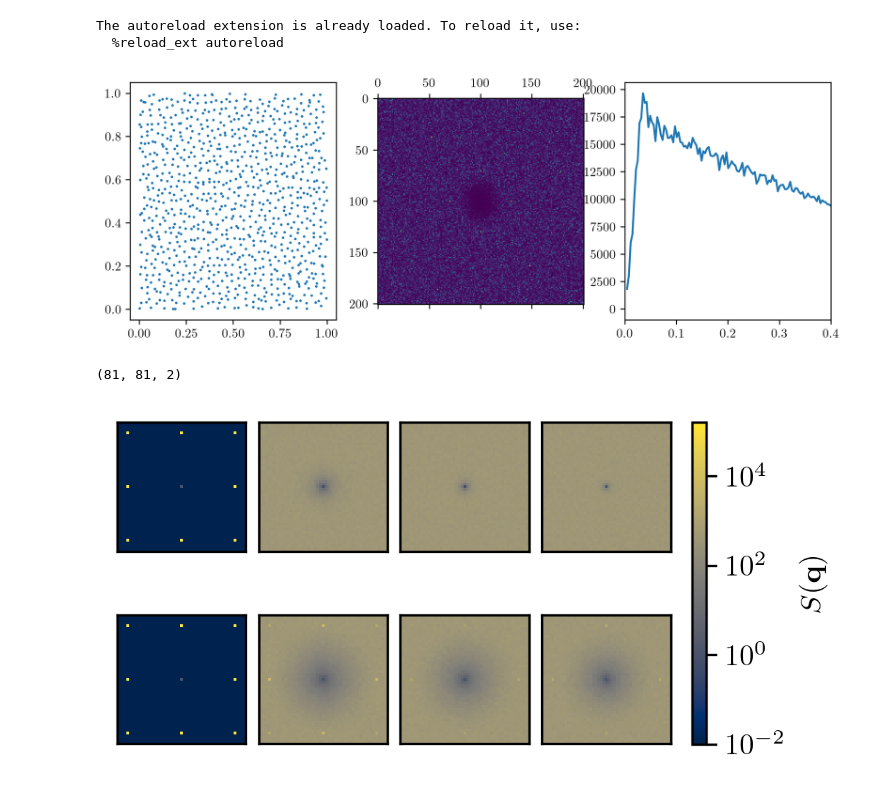
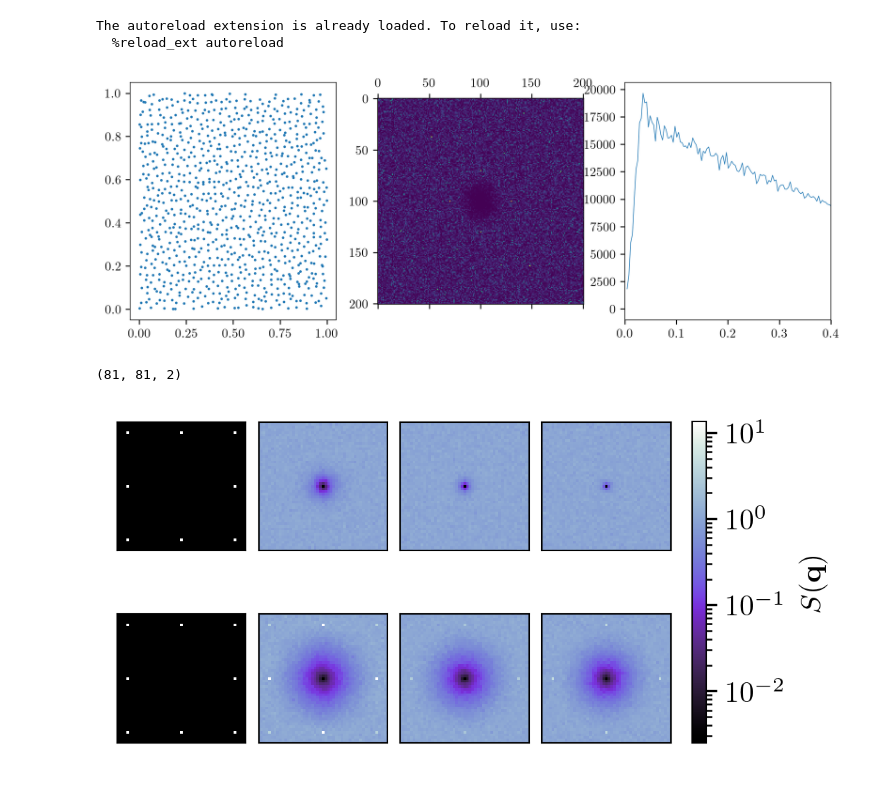
Before and after one commit to lauragoms/TAI-localizer, a Jupyter notebook: structure_factors.ipynb, the cells around one changed output. Drawn from its saved outputs; the diff is of its cells as text; code cells hidden in the pictures.

```diff
--- a/structure_factors.ipynb
+++ b/structure_factors.ipynb
@@ -23,8 +23,8 @@ matplotlib.rcParams.update(
         "font.family": "serif",
         "font.serif": ["Computer Modern"],
         # reduce border width of plots
-        "axes.linewidth": 1.5,
-        "lines.linewidth": 1.5,
+        "axes.linewidth": 0.5,
+        "lines.linewidth": 0.5,
     }
 )
 
@@ -95,7 +100,7 @@ def structure_factor(points, L):
     # remove 0,0 component
     f_q[L, L] = 1
 
-    struct = (f_q * f_q.conj()).real
+    struct = (f_q * f_q.conj()).real/len(points)
     return struct
 
 
@@ -113,7 +118,7 @@ ax[2].plot(x[:-1], c / x[:-1])
 ax[2].set_xlim(0, 0.4)
 plt.show()
 # %% [output]
-[figure, old version]
+[figure, new version]
 # %%
 L = 40
 
@@ -128,6 +133,8 @@ struct_no_kappa = np.mean(struct_no_kappa, axis=1)
 # %%
 k = np.arange(-L, L + 1)
 k_grid = np.array(np.meshgrid(*[k] * 2)).T
+
+cmap = cmasher.amethyst
 
 print(k_grid.shape)
 
@@ -139,38 +146,40 @@ fig, axes = plt.subplots(
 )
 
 # define global norm for all the plots
-vmin = min(struct_kappa.min(), struct_no_kappa.min())
-vmin = max(vmin, 1e-2)
-vmax = max(struct_kappa.max(), struct_no_kappa.max())
+vmin = min(struct_kappa[1:].min(), struct_no_kappa[1:].min())
+# vmin = max(vmin, 1e-1)
+vmax = max(struct_kappa[1:].max(), struct_no_kappa[1:].max())
+# vmax = max(vmin, 1)
 norm = matplotlib.colors.LogNorm(vmin=vmin, vmax=vmax)
+# norm = matplotlib.colors.Normalize(vmin=vmin, vmax=vmax)
 
 for j, a in enumerate(axes[0]):
     # a.imshow(struct_no_kappa[j], origin="lower")
     # log colormap
-    a.pcolormesh(*k_grid.T, struct_no_kappa[j], norm=norm, cmap="cividis")
+    a.pcolormesh(*k_grid.T, struct_no_kappa[j], norm=norm, cmap=cmap)
 
 for j, a in enumerate(axes[1]):
     # a.imshow(struct_kappa[j], origin="lower")
     # log colormap
-    a.pcolormesh(*k_grid.T, struct_kappa[j], norm=norm, cmap="cividis")
+    a.pcolormesh(*k_grid.T, struct_kappa[j], norm=norm, cmap=cmap)
 
 r = 0.6
 for a in axes.flatten():
     a.set_xticks([])
     a.set_yticks([])
     a.set_aspect("equal")
     a.set_xlim(-L * r, L * r)
     a.set_ylim(-L * r, L * r)
 
 # add colorbar to the right of the last column
 cbar_ax = fig.add_axes([0.93, 0.12, 0.02, 0.75])
 cbar = fig.colorbar(
-    matplotlib.cm.ScalarMappable(norm=norm, cmap="cividis"),
+    matplotlib.cm.ScalarMappable(norm=norm, cmap=cmap),
     cax=cbar_ax,
     label=r"$S(\mathbf{q})$",
 )
 fig.subplots_adjust(hspace=0.4, wspace=0.1)
 plt.savefig("structure_factors.pdf", bbox_inches="tight")
 # %% [output]
 (81, 81, 2)
-[figure, old version]
+[figure, new version]
```
Also changed, not shown: parts of 1 cell of this notebook, 11 other files.
